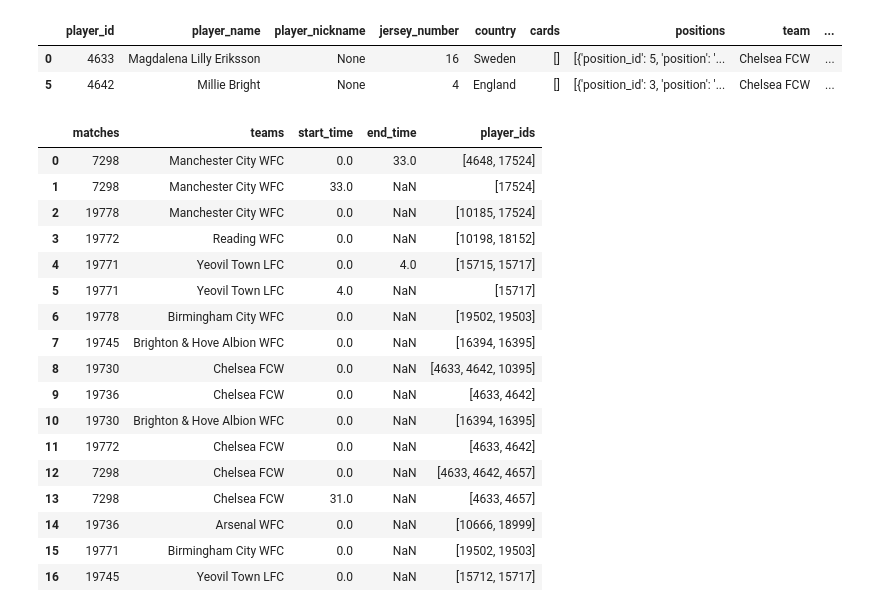
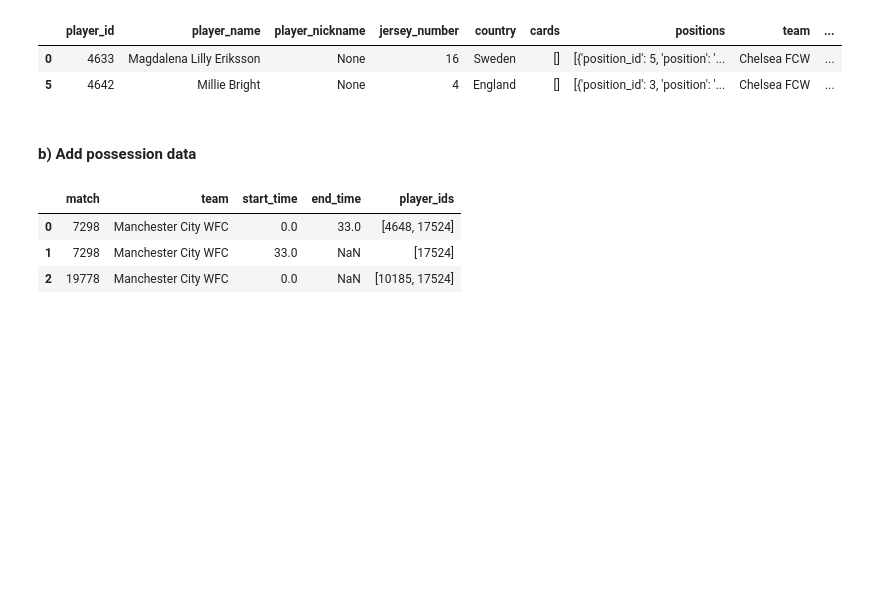
Before and after one commit to alexrhysbates/cb_efficiency, a Jupyter notebook: data/cb_dataset_prep.ipynb, the cells around one changed output. Drawn from its saved outputs; the diff is of its cells as text; code cells hidden in the pictures; blank space fills up the shorter version.

```diff
--- a/data/cb_dataset_prep.ipynb
+++ b/data/cb_dataset_prep.ipynb
@@ -193,32 +195,20 @@ for m, t in mts:
             count += 1
 # %%
 # create dataframe
-lineups = pd.DataFrame({"matches": matches,
-                        "teams": teams,
+lineups = pd.DataFrame({"match": matches,
+                        "team": teams,
                         "start_time": starts,
                         "end_time": ends,
                         "player_ids":player_ids})
+# %% [markdown]
+#### b) Add possession data
 # %%
-lineups
+lineups.head(3)
 # %% [output]
-|  | matches | teams | start_time | end_time | player_ids |
+|  | match | team | start_time | end_time | player_ids |
 | 0 | 7298 | Manchester City WFC | 0.0 | 33.0 | [4648, 17524] |
 | 1 | 7298 | Manchester City WFC | 33.0 | NaN | [17524] |
 | 2 | 19778 | Manchester City WFC | 0.0 | NaN | [10185, 17524] |
-| 3 | 19772 | Reading WFC | 0.0 | NaN | [10198, 18152] |
-| 4 | 19771 | Yeovil Town LFC | 0.0 | 4.0 | [15715, 15717] |
-| 5 | 19771 | Yeovil Town LFC | 4.0 | NaN | [15717] |
-| 6 | 19778 | Birmingham City WFC | 0.0 | NaN | [19502, 19503] |
-| 7 | 19745 | Brighton & Hove Albion WFC | 0.0 | NaN | [16394, 16395] |
-| 8 | 19730 | Chelsea FCW | 0.0 | NaN | [4633, 4642, 10395] |
-| 9 | 19736 | Chelsea FCW | 0.0 | NaN | [4633, 4642] |
-| 10 | 19730 | Brighton & Hove Albion WFC | 0.0 | NaN | [16394, 16395] |
-| 11 | 19772 | Chelsea FCW | 0.0 | NaN | [4633, 4642] |
-| 12 | 7298 | Chelsea FCW | 0.0 | NaN | [4633, 4642, 4657] |
-| 13 | 7298 | Chelsea FCW | 31.0 | NaN | [4633, 4657] |
-| 14 | 19736 | Arsenal WFC | 0.0 | NaN | [10666, 18999] |
-| 15 | 19771 | Birmingham City WFC | 0.0 | NaN | [19502, 19503] |
-| 16 | 19745 | Yeovil Town LFC | 0.0 | NaN | [15712, 15717] |
 # %%
 possession.sample(2)
 # %% [output]
```
Also changed, not shown: parts of 6 cells of this notebook.
